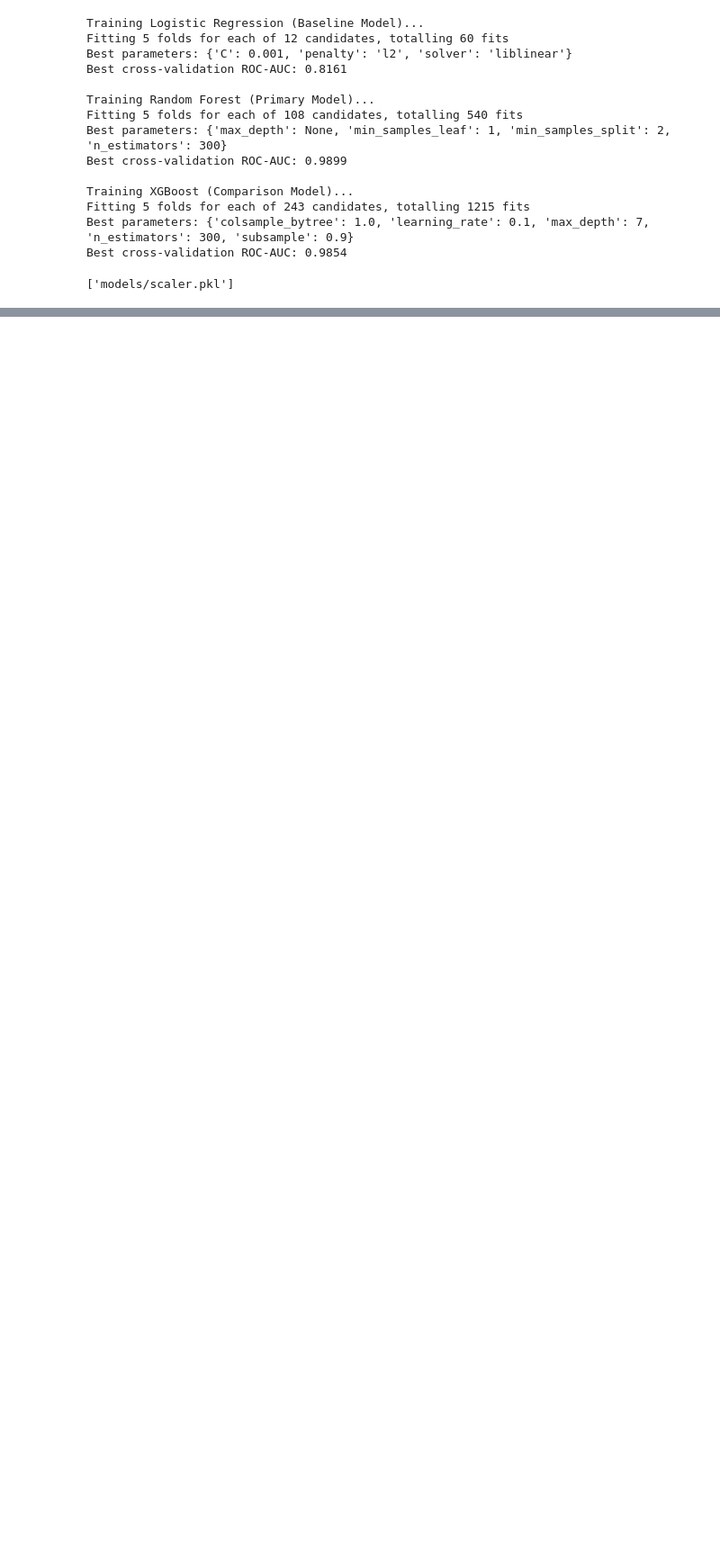
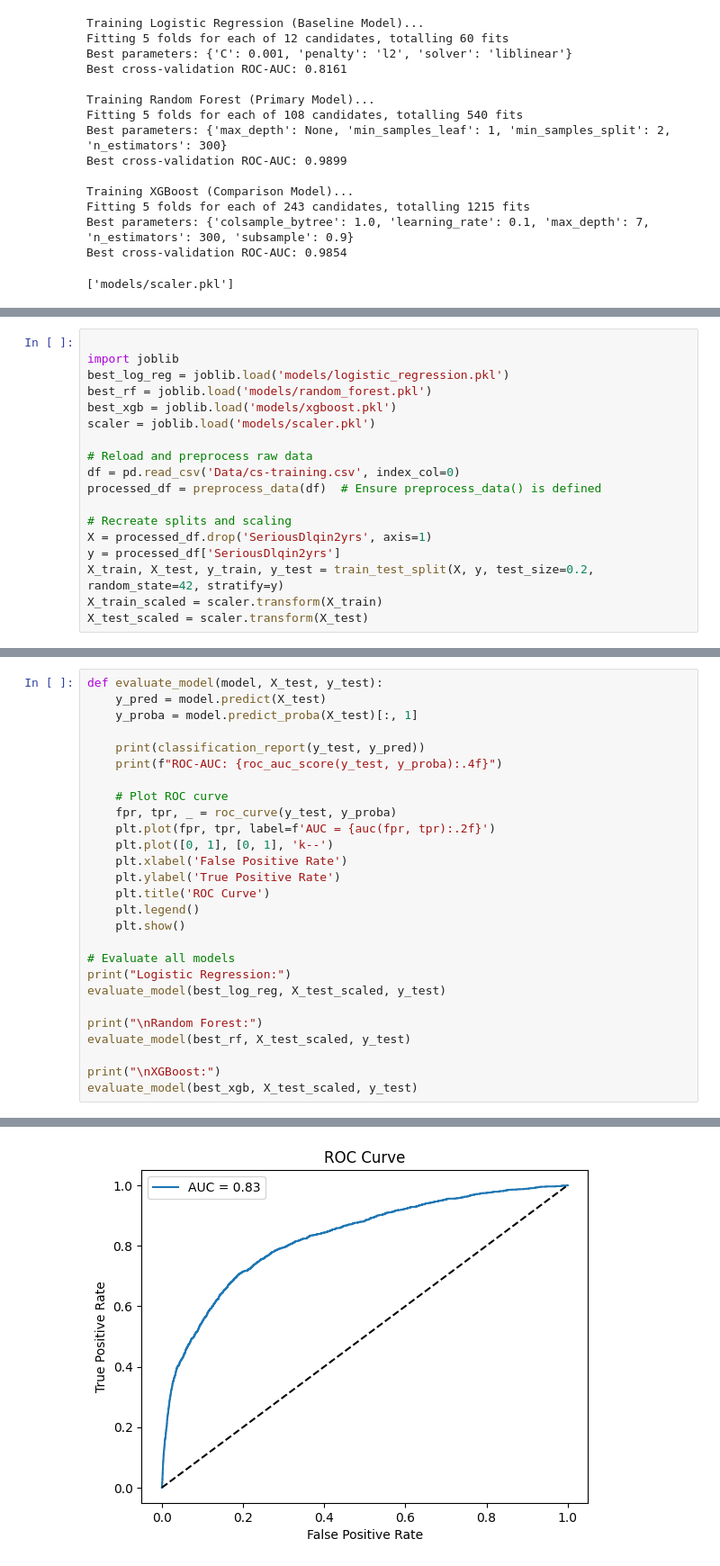
Before and after one commit to AbrshS/CodeAlpha_credit_scoring_model, a Jupyter notebook: credit_scoring_model.ipynb, the cells around one changed output, grey strips where cells are left out. Shown: that part at 90% size. Cells and saved outputs as stored; diff of their text form; blank space fills up the shorter version.

```diff
--- a/credit_scoring_model.ipynb
+++ b/credit_scoring_model.ipynb
@@ -255,0 +279,18 @@ Best cross-validation ROC-AUC: 0.9854
+# %%
+
+import joblib
+best_log_reg = joblib.load('models/logistic_regression.pkl')
+best_rf = joblib.load('models/random_forest.pkl')
+best_xgb = joblib.load('models/xgboost.pkl')
+scaler = joblib.load('models/scaler.pkl')
+
+# Reload and preprocess raw data
+df = pd.read_csv('Data/cs-training.csv', index_col=0)
+processed_df = preprocess_data(df)  # Ensure preprocess_data() is defined
+
+# Recreate splits and scaling
+X = processed_df.drop('SeriousDlqin2yrs', axis=1)
+y = processed_df['SeriousDlqin2yrs']
+X_train, X_test, y_train, y_test = train_test_split(X, y, test_size=0.2, random_state=42, stratify=y)
+X_train_scaled = scaler.transform(X_train)
+X_test_scaled = scaler.transform(X_test)
@@ -255,0 +299,28 @@ Best cross-validation ROC-AUC: 0.9854
+# %%
+def evaluate_model(model, X_test, y_test):
+    y_pred = model.predict(X_test)
+    y_proba = model.predict_proba(X_test)[:, 1]
+
+    print(classification_report(y_test, y_pred))
+    print(f"ROC-AUC: {roc_auc_score(y_test, y_proba):.4f}")
+
+    # Plot ROC curve
+    fpr, tpr, _ = roc_curve(y_test, y_proba)
+    plt.plot(fpr, tpr, label=f'AUC = {auc(fpr, tpr):.2f}')
+    plt.plot([0, 1], [0, 1], 'k--')
+    plt.xlabel('False Positive Rate')
+    plt.ylabel('True Positive Rate')
+    plt.title('ROC Curve')
+    plt.legend()
+    plt.show()
+
+# Evaluate all models
+print("Logistic Regression:")
+evaluate_model(best_log_reg, X_test_scaled, y_test)
+
+print("\nRandom Forest:")
+evaluate_model(best_rf, X_test_scaled, y_test)
+
+print("\nXGBoost:")
+evaluate_model(best_xgb, X_test_scaled, y_test)
+# %% [output]
@@ -255,0 +338 @@ Best cross-validation ROC-AUC: 0.9854
+[figure, added]
```
Also changed, not shown: parts of 27 cells of this notebook, 2 other files.
